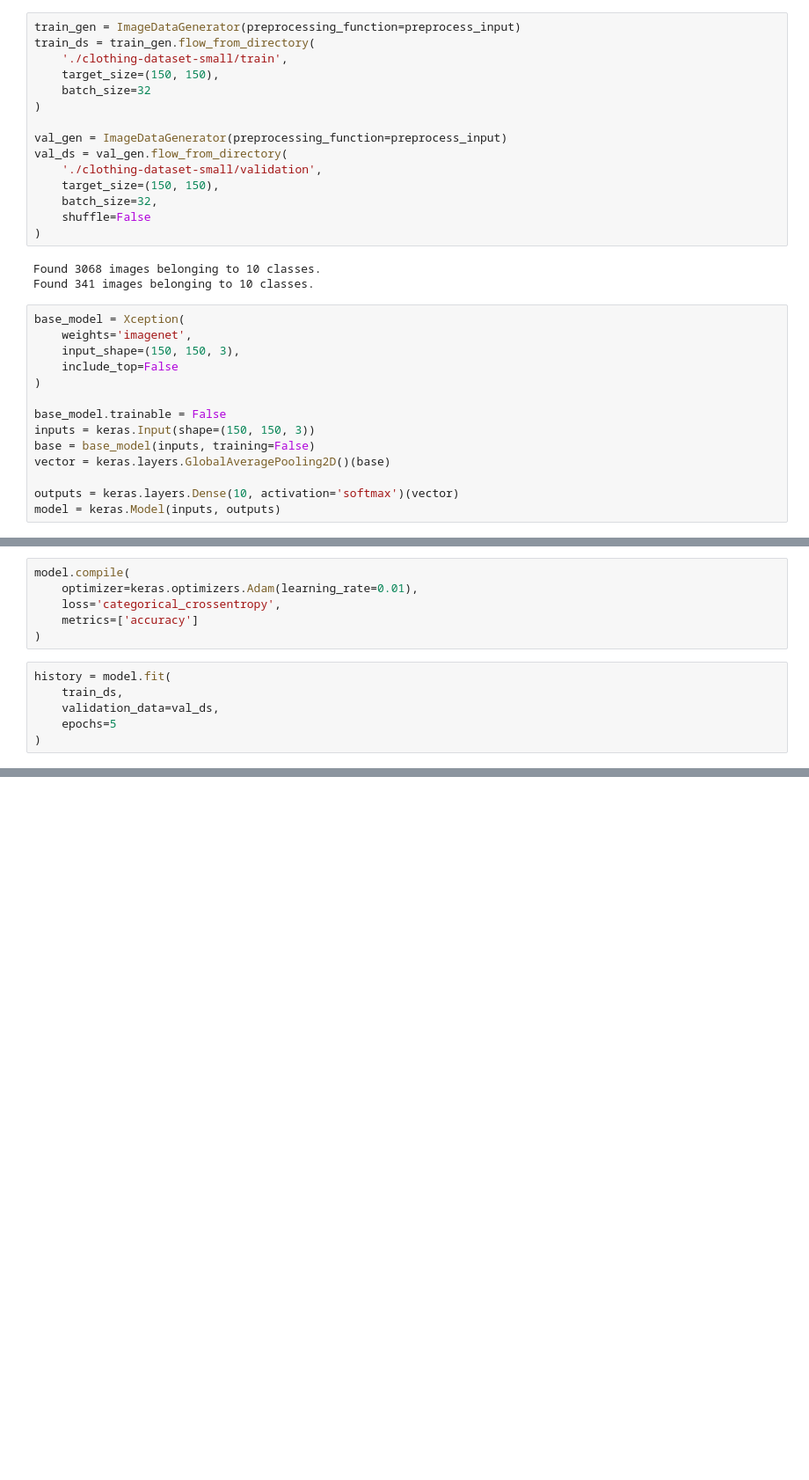
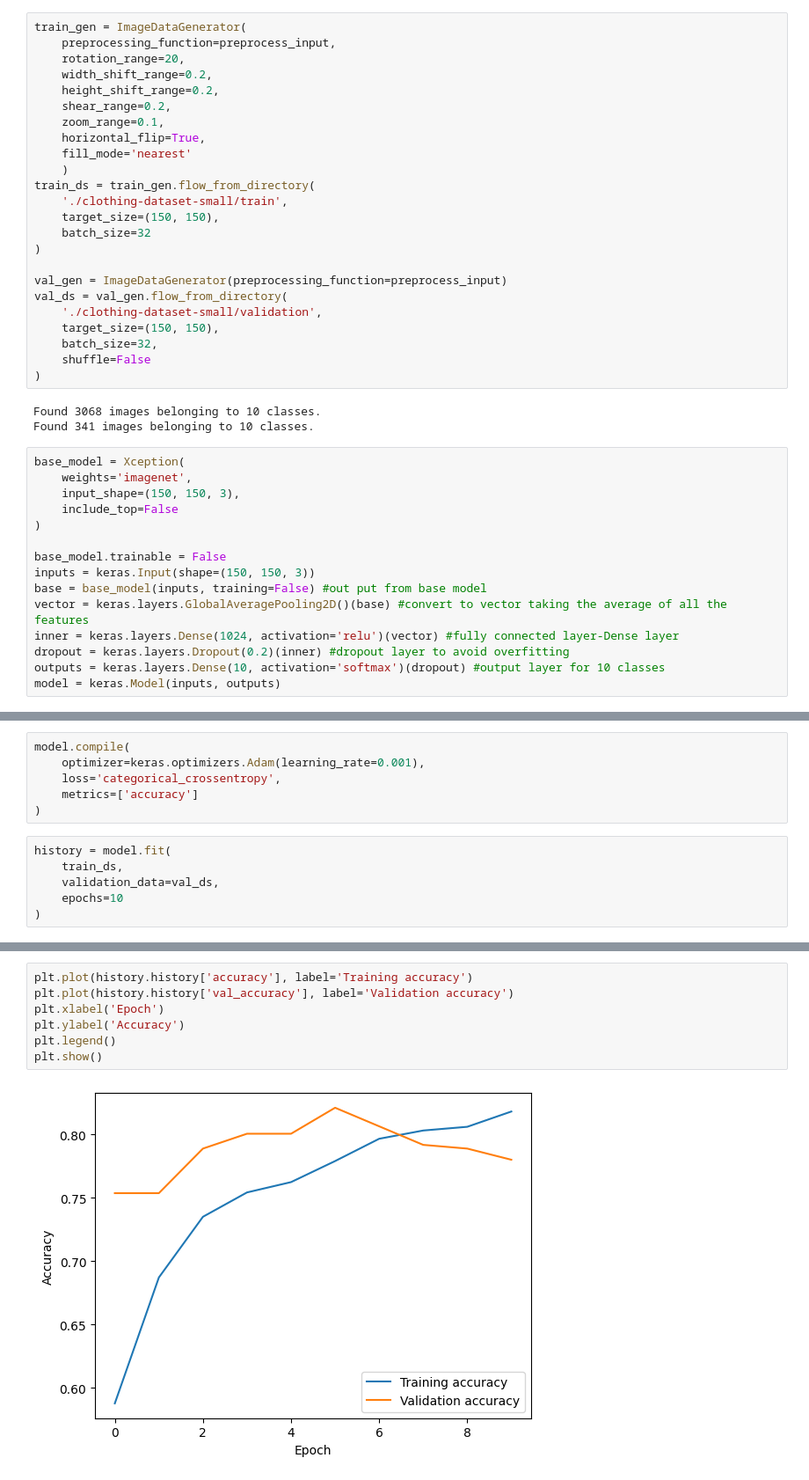
Before and after one commit to GonzalezMada/machine-learning-zoomcamp2025-homework, a Jupyter notebook: 08-Deep_Learning/clothes_classification_TFandKeras.ipynb, the cells around one changed output, grey strips where cells are left out. Shown: that part at 88% size. Cells and saved outputs as stored; diff of their text form; blank space fills up the shorter version.

```diff
--- a/08-Deep_Learning/clothes_classification_TFandKeras.ipynb
+++ b/08-Deep_Learning/clothes_classification_TFandKeras.ipynb
@@ -18,7 +18,16 @@ load_img(fullname, target_size=(150, 150))
 # %%
 from tensorflow.keras.applications.xception import Xception, preprocess_input, decode_predictions
 # %%
-train_gen = ImageDataGenerator(preprocessing_function=preprocess_input)
+train_gen = ImageDataGenerator(
+    preprocessing_function=preprocess_input,
+    rotation_range=20,
+    width_shift_range=0.2,
+    height_shift_range=0.2,
+    shear_range=0.2,
+    zoom_range=0.1,
+    horizontal_flip=True,
+    fill_mode='nearest'
+    )
 train_ds = train_gen.flow_from_directory(
     './clothing-dataset-small/train',
     target_size=(150, 150),
@@ -44,8 +53,9 @@ base_model = Xception(
 
 base_model.trainable = False
 inputs = keras.Input(shape=(150, 150, 3))
-base = base_model(inputs, training=False)
-vector = keras.layers.GlobalAveragePooling2D()(base)
-
-outputs = keras.layers.Dense(10, activation='softmax')(vector)
+base = base_model(inputs, training=False) #out put from base model
+vector = keras.layers.GlobalAveragePooling2D()(base) #convert to vector taking the average of all the features
+inner = keras.layers.Dense(1024, activation='relu')(vector) #fully connected layer-Dense layer
+dropout = keras.layers.Dropout(0.2)(inner) #dropout layer to avoid overfitting
+outputs = keras.layers.Dense(10, activation='softmax')(dropout) #output layer for 10 classes
 model = keras.Model(inputs, outputs)
@@ -55,6 +62,6 @@ Downloading data from https://storage.googleapis.com/tensorflow/keras-applicatio
 # %%
 model.compile(
-    optimizer=keras.optimizers.Adam(learning_rate=0.01),
+    optimizer=keras.optimizers.Adam(learning_rate=0.001),
     loss='categorical_crossentropy',
     metrics=['accuracy']
 )
@@ -62,6 +69,6 @@ model.compile(
 history = model.fit(
     train_ds,
     validation_data=val_ds,
-    epochs=5
+    epochs=10
 )
 # %% [output]
@@ -82,0 +95,9 @@ Epoch 5/5
+# %%
+plt.plot(history.history['accuracy'], label='Training accuracy')
+plt.plot(history.history['val_accuracy'], label='Validation accuracy')
+plt.xlabel('Epoch')
+plt.ylabel('Accuracy')
+plt.legend()
+plt.show()
+# %% [output]
+[figure, added]
```
Also changed, not shown: parts of 6 cells of this notebook, 1 other file.
